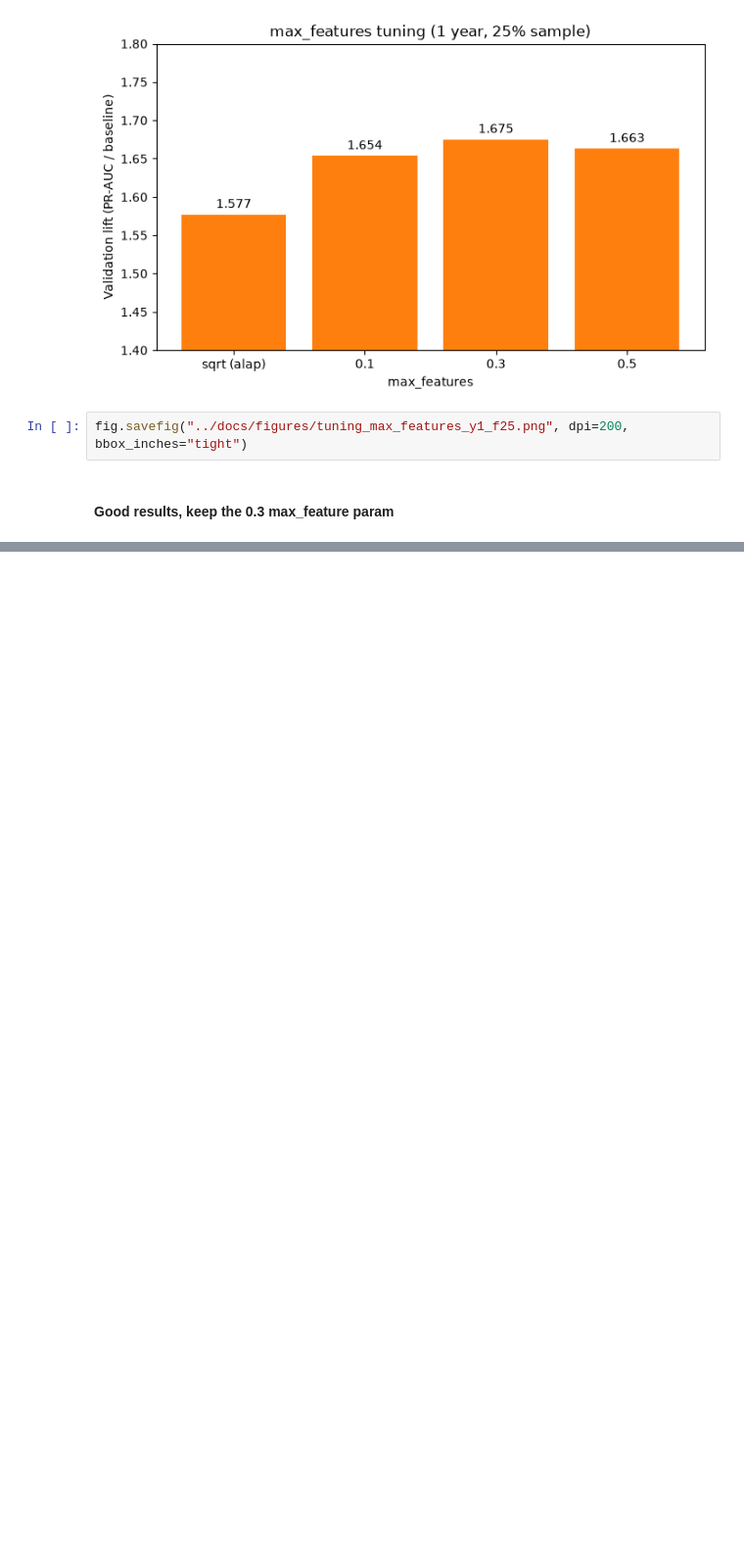
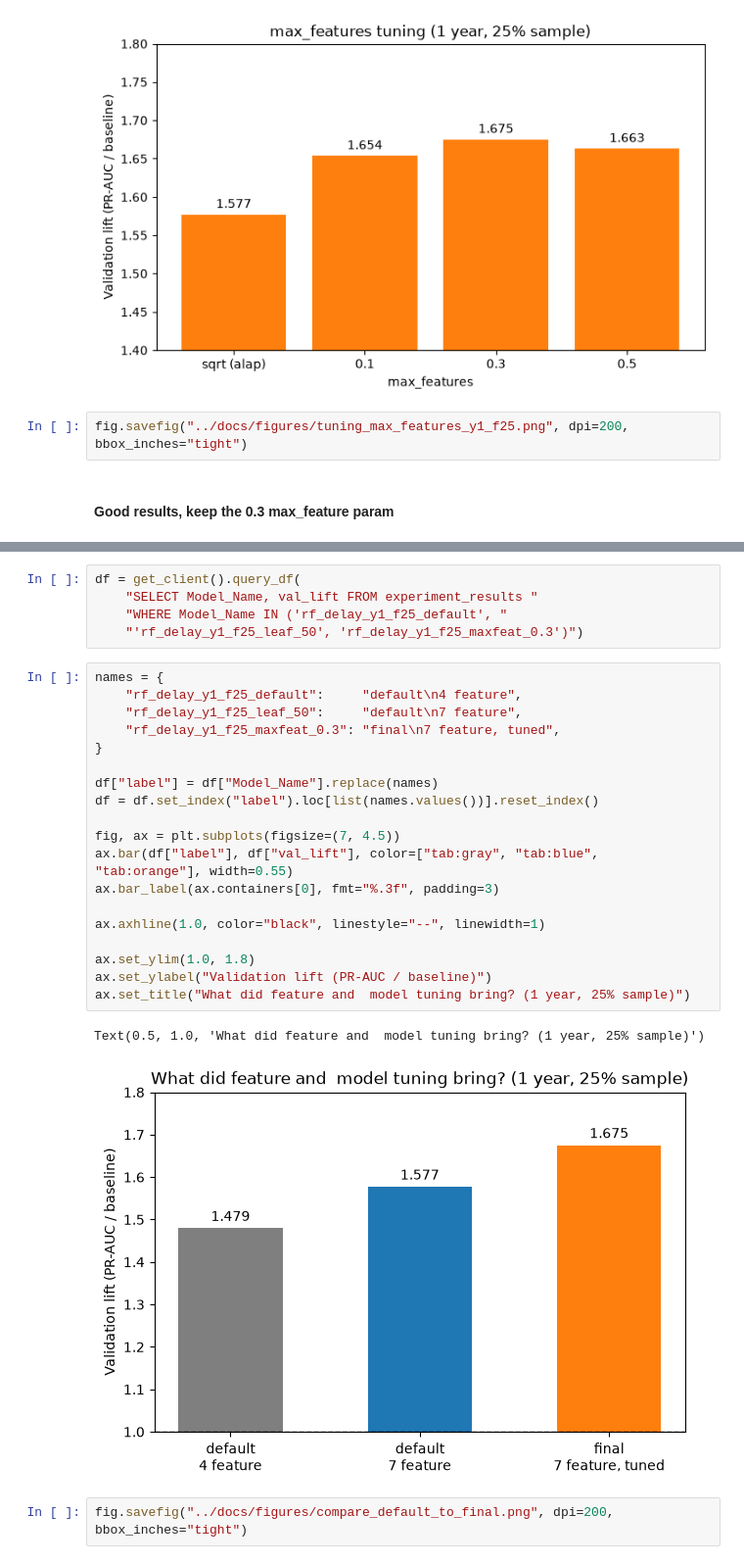
Before and after one commit to lakiiibalint/flight-delay-prediction-lakehouse, a Jupyter notebook: ml/results.ipynb, the cells around one changed output, grey strips where cells are left out. Shown at 98% size. Drawn from its saved outputs; the diff is of its cells as text; blank space fills up the shorter version.

```diff
--- a/ml/results.ipynb
+++ b/ml/results.ipynb
@@ -513,0 +562,29 @@ fig.savefig("../docs/figures/tuning_max_features_y1_f25.png", dpi=200, bbox_inch
+# %%
+df = get_client().query_df(
+    "SELECT Model_Name, val_lift FROM experiment_results "
+    "WHERE Model_Name IN ('rf_delay_y1_f25_default', "
+    "'rf_delay_y1_f25_leaf_50', 'rf_delay_y1_f25_maxfeat_0.3')")
+# %%
+names = {
+    "rf_delay_y1_f25_default":     "default\n4 feature",
+    "rf_delay_y1_f25_leaf_50":     "default\n7 feature",
+    "rf_delay_y1_f25_maxfeat_0.3": "final\n7 feature, tuned",
+}
+
+df["label"] = df["Model_Name"].replace(names)
+df = df.set_index("label").loc[list(names.values())].reset_index()
+
+fig, ax = plt.subplots(figsize=(7, 4.5))
+ax.bar(df["label"], df["val_lift"], color=["tab:gray", "tab:blue", "tab:orange"], width=0.55)
+ax.bar_label(ax.containers[0], fmt="%.3f", padding=3)
+
+ax.axhline(1.0, color="black", linestyle="--", linewidth=1)
+
+ax.set_ylim(1.0, 1.8)
+ax.set_ylabel("Validation lift (PR-AUC / baseline)")
+ax.set_title("What did feature and  model tuning bring? (1 year, 25% sample)")
+# %% [output]
+Text(0.5, 1.0, 'What did feature and  model tuning bring? (1 year, 25% sample)')
+[figure, added]
+# %%
+fig.savefig("../docs/figures/compare_default_to_final.png", dpi=200, bbox_inches="tight")
```
Also changed, not shown: parts of 7 cells of this notebook, 4 other files.
